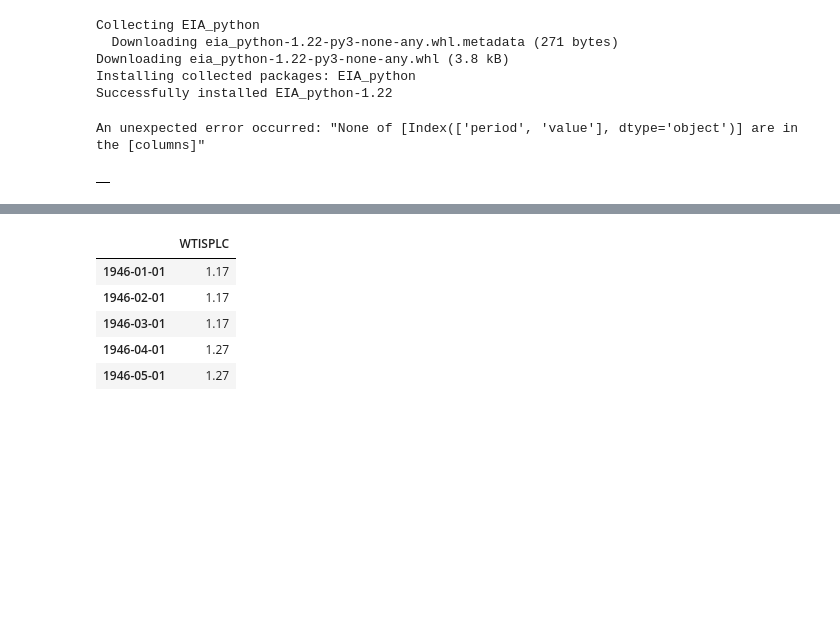
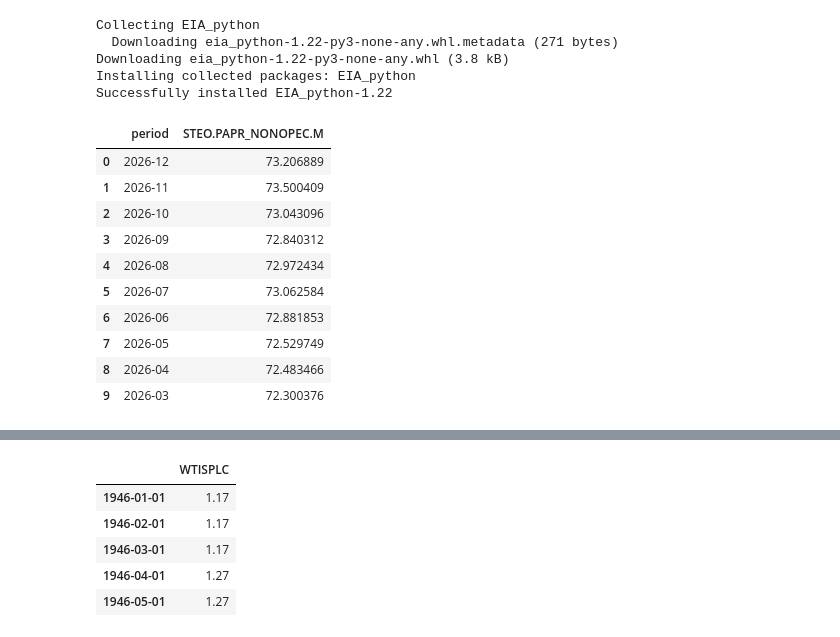
Before and after one commit to Randhir123/quant, a Jupyter notebook: Structure Learning in Bayesian Networks.ipynb, the cells around one changed output, grey strips where cells are left out. Cells and saved outputs as stored; diff of their text form; code cells hidden in the pictures; blank space fills up the shorter version.

```diff
--- a/Structure Learning in Bayesian Networks.ipynb
+++ b/Structure Learning in Bayesian Networks.ipynb
@@ -19,7 +20,7 @@ eia_api = eia.API(eia_key)
 import requests
 
 # EIA API key and series ID
-eia_key = ""
+eia_key = "fbPgtRfq693JeuSZKbIknFkrHo329n0NUrxbO5nO"
 
 def get_eia_data(series_id):
   # API v2 endpoint
@@ -54,11 +55,20 @@ def get_eia_data(series_id):
   else:
       print(f"Error: HTTP {response.status_code} - {response.text}")
 # %%
-eia_data = get_eia_data('STEO.RGDPQ_NONOECD.M')
+eia_data = get_eia_data('STEO.PAPR_NONOPEC.M')
 eia_data.head(n=10)
 # %% [output]
-An unexpected error occurred: "None of [Index(['period', 'value'], dtype='object')] are in the [columns]"
-|  |
+|  | period | STEO.PAPR_NONOPEC.M |
+| 0 | 2026-12 | 73.206889 |
+| 1 | 2026-11 | 73.500409 |
+| 2 | 2026-10 | 73.043096 |
+| 3 | 2026-09 | 72.840312 |
+| 4 | 2026-08 | 72.972434 |
+| 5 | 2026-07 | 73.062584 |
+| 6 | 2026-06 | 72.881853 |
+| 7 | 2026-05 | 72.529749 |
+| 8 | 2026-04 | 72.483466 |
+| 9 | 2026-03 | 72.300376 |
 # %%
 eia_data.head(n=10)
 eia_data_copy = eia_data.copy()
```
Also changed, not shown: parts of 13 cells of this notebook.
